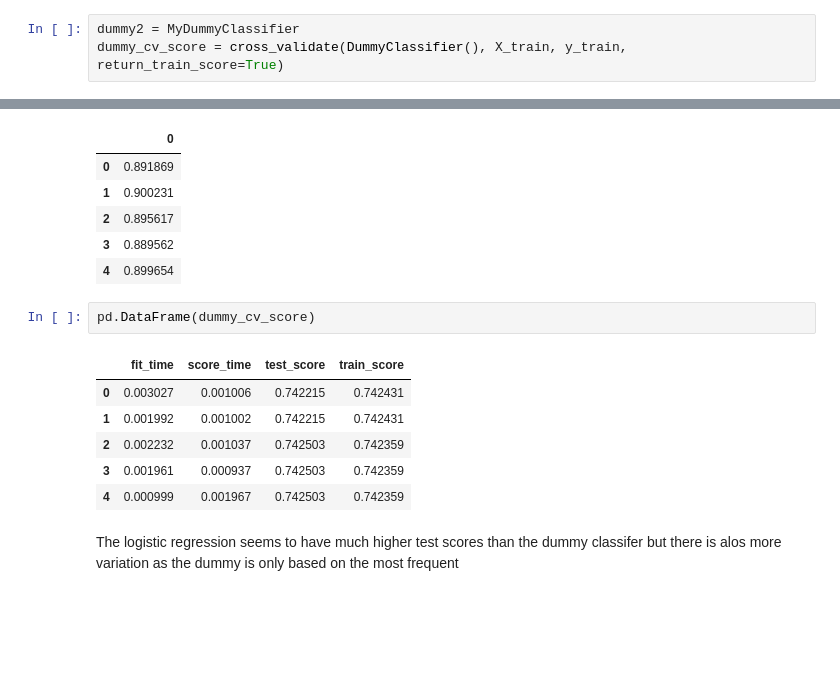
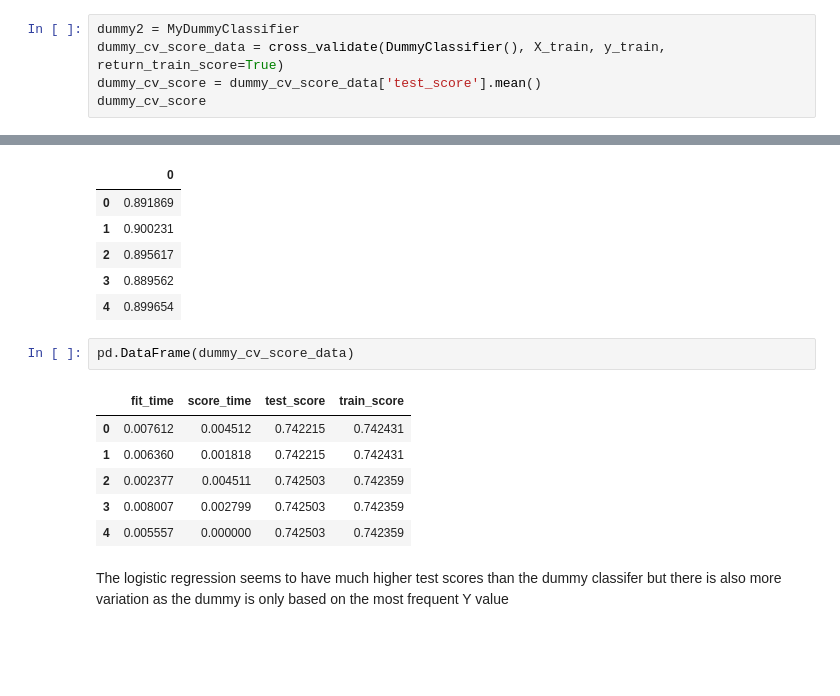
Before and after one commit to alanhimself/330_hw4, a Jupyter notebook: hw4.ipynb, the cells around one changed output, grey strips where cells are left out. Saved outputs shown, nothing was run; the diff lists cells and outputs as text.

```diff
--- a/hw4.ipynb
+++ b/hw4.ipynb
@@ -351,4 +339,6 @@ Solution_2.2
 _Points:_ 2
 # %%
 dummy2 = MyDummyClassifier
-dummy_cv_score = cross_validate(DummyClassifier(), X_train, y_train, return_train_score=True)
+dummy_cv_score_data = cross_validate(DummyClassifier(), X_train, y_train, return_train_score=True)
+dummy_cv_score = dummy_cv_score_data['test_score'].mean()
+dummy_cv_score
@@ -407,16 +383,16 @@ pd.DataFrame(cv_scores)
 | 3 | 0.889562 |
 | 4 | 0.899654 |
 # %%
-pd.DataFrame(dummy_cv_score)
+pd.DataFrame(dummy_cv_score_data)
 # %% [output]
 |  | fit_time | score_time | test_score | train_score |
-| 0 | 0.003027 | 0.001006 | 0.742215 | 0.742431 |
-| 1 | 0.001992 | 0.001002 | 0.742215 | 0.742431 |
-| 2 | 0.002232 | 0.001037 | 0.742503 | 0.742359 |
-| 3 | 0.001961 | 0.000937 | 0.742503 | 0.742359 |
-| 4 | 0.000999 | 0.001967 | 0.742503 | 0.742359 |
+| 0 | 0.007612 | 0.004512 | 0.742215 | 0.742431 |
+| 1 | 0.006360 | 0.001818 | 0.742215 | 0.742431 |
+| 2 | 0.002377 | 0.004511 | 0.742503 | 0.742359 |
+| 3 | 0.008007 | 0.002799 | 0.742503 | 0.742359 |
+| 4 | 0.005557 | 0.000000 | 0.742503 | 0.742359 |
 # %% [markdown]
-The logistic regression seems to have much higher test scores than the dummy classifer but there is alos more variation as the dummy is only based on the most frequent
+The logistic regression seems to have much higher test scores than the dummy classifer but there is also more variation as the dummy is only based on the most frequent Y value
 # %% [markdown]
 <!-- END QUESTION -->
 
```
Also changed, not shown: parts of 21 cells of this notebook.
